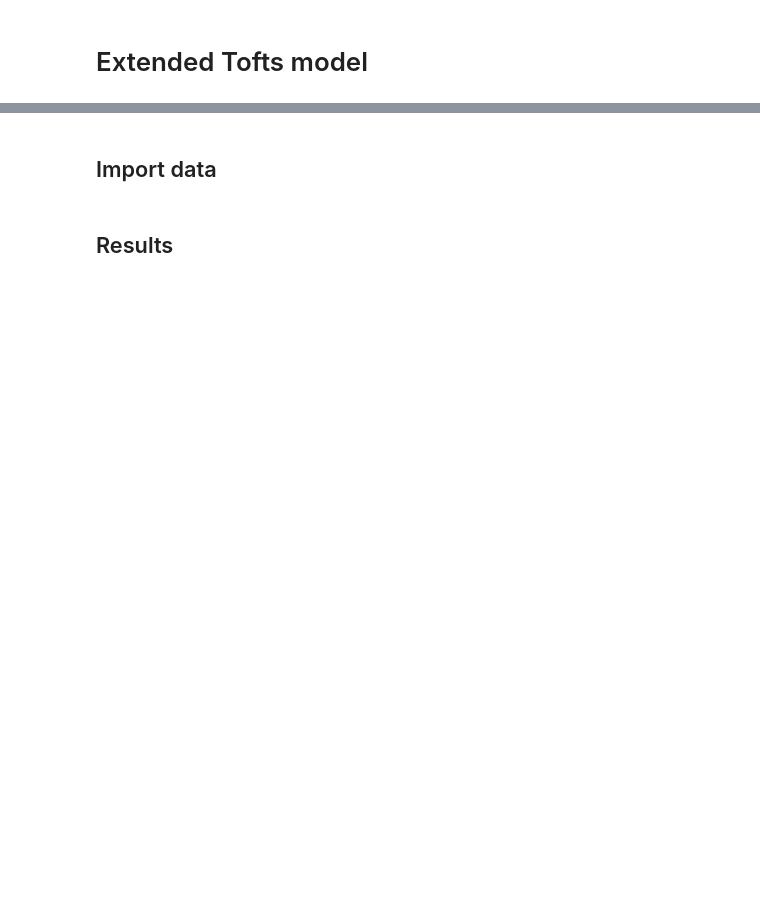
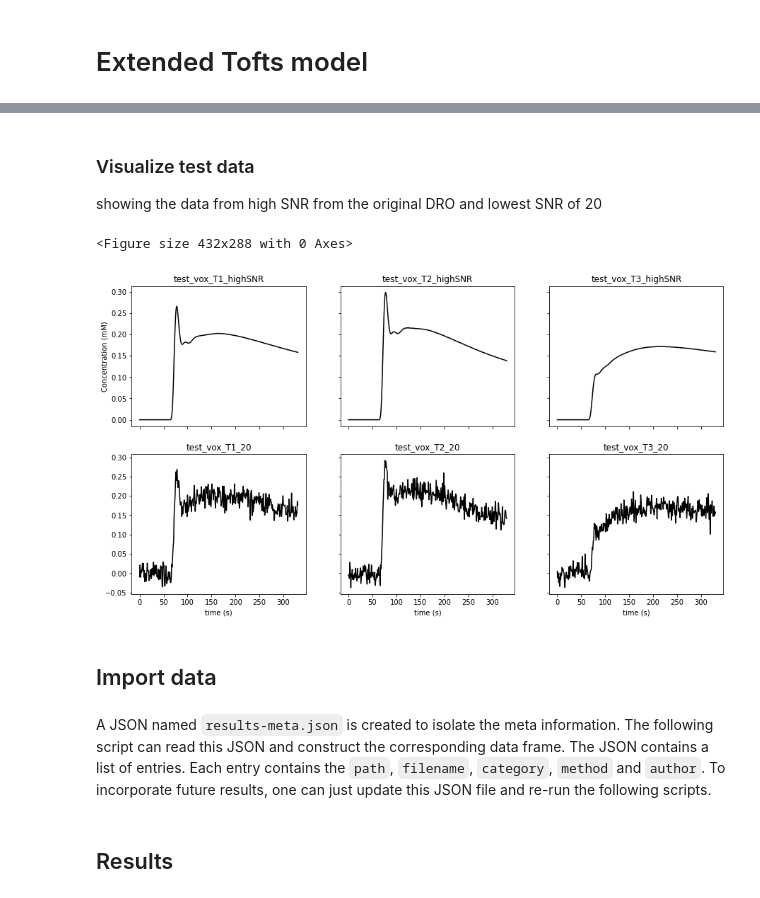
Before and after one commit to OSIPI/DCE-DSC-MRI_CodeCollection, a Jupyter notebook: notebooks/ExtendedToftsModel.ipynb, the cells around one changed output, grey strips where cells are left out. Cells and saved outputs as stored; diff of their text form; code cells hidden in the pictures; blank space fills up the shorter version.

Commit message:
added notebook results for Tofts, etofts and patlak

```diff
--- a/notebooks/ExtendedToftsModel.ipynb
+++ b/notebooks/ExtendedToftsModel.ipynb
@@ -16,2 +47,41 @@ Tolerances
+# %% [markdown]
+### Visualize test data
+showing the data from high SNR from the original DRO and lowest SNR of 20
+# %%
+#plot test data
+filename = ('../test/DCEmodels/data/dce_DRO_data_extended_tofts.csv')
+# read from CSV to pandas
+df1 = pd.read_csv(filename)
+#print(df1)
+
+plt.figure()
+fig, ax = plt.subplots(2, 3, sharex='col', sharey='row', figsize=(15,8))
+for currentvoxel in range(3):
+    labelname = 'test_vox_T' + str(currentvoxel+1) + '_highSNR'
+    testdata = df1[(df1['label']==labelname)]
+    t = testdata['t'].to_numpy()
+    t = np.fromstring(t[0], dtype=float, sep=' ')
+    c = testdata['C'].to_numpy()
+    c = np.fromstring(c[0], dtype=float, sep=' ')
+    ax[0,currentvoxel].plot(t, c, color='black', label='highSNR')
+    ax[0,currentvoxel].set_title(labelname)
+    if currentvoxel ==0:
+        ax[0,currentvoxel].set_ylabel('Concentration (mM)')
+
+
+    labelname = 'test_vox_T' + str(currentvoxel+1) + '_20'
+    testdata = df1[(df1['label']==labelname)]
+    t = testdata['t'].to_numpy()
+    t = np.fromstring(t[0], dtype=float, sep=' ')
+    c = testdata['C'].to_numpy()
+    c = np.fromstring(c[0], dtype=float, sep=' ')
+    ax[1,currentvoxel].set_title(labelname)
+    ax[1,currentvoxel].plot(t, c, color='black', label='SNR 20')
+    ax[1,currentvoxel].set_xlabel('time (s)')
+# %% [output]
+<Figure size 432x288 with 0 Axes>
+[figure, added]
 # %% [markdown]
 ## Import data
+# %% [markdown]
+A JSON named `results-meta.json` is created to isolate the meta information. The following script can read this JSON and construct the corresponding data frame. The JSON contains a list of entries. Each entry contains the `path`, `filename`, `category`, `method` and `author`. To incorporate future results, one can just update this JSON file and re-run the following scripts.
```
Also changed, not shown: parts of 16 cells of this notebook, 19 other files.
